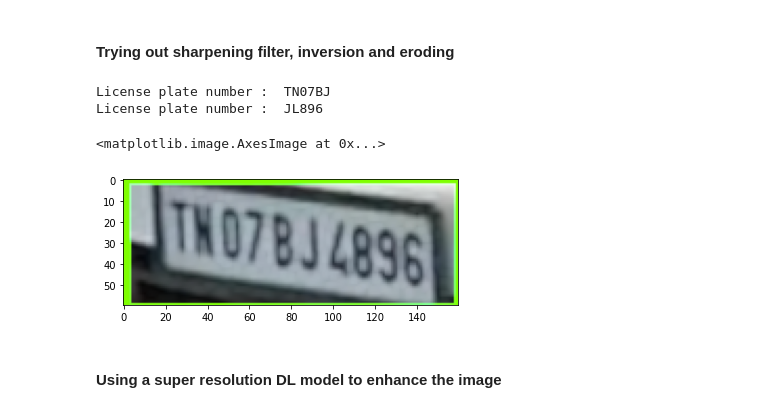
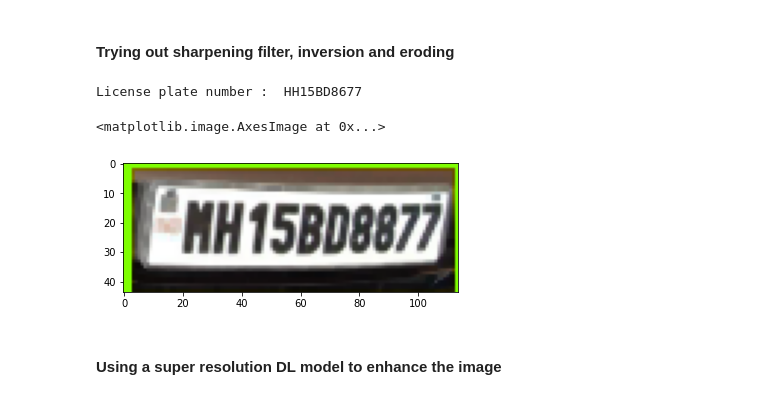
Before and after one commit to Sharath-v87/License-plate-detection, a Jupyter notebook: Licence detection - Tensorflow.ipynb, the cells around one changed output. Drawn from its saved outputs; the diff is of its cells as text; code cells hidden in the pictures.

```diff
--- a/Licence detection - Tensorflow.ipynb
+++ b/Licence detection - Tensorflow.ipynb
@@ -174,7 +174,7 @@ from matplotlib import pyplot as plt
 category_index = label_map_util.create_category_index_from_labelmap(files['LABELMAP'])
 # %%
 #IMAGE_PATH = os.path.join(paths['IMAGE_PATH'], 'Screenshot 2021-09-28 at 7.47.26 PM.png')
-IMAGE_PATH = '/Users/sharath/Desktop/TFODCourse/licence label/indian plates/Cars261.png'
+IMAGE_PATH = '/Users/sharath/Desktop/TFODCourse/licence label/indian plates/Cars263.png'
 # %%
 img = cv2.imread(IMAGE_PATH)
 image_np = np.array(img)
@@ -211,7 +211,7 @@ plt.show()
 # %% [markdown]
 ## Character identification and OCR
 # %%
-detection_threshold = 0.9
+detection_threshold = 0.8
 # %%
 image = image_np_with_detections
 scores = list(filter(lambda x : x > detection_threshold,detections['detection_scores']))
@@ -404,6 +396,6 @@ for idx,box in enumerate(boxes):
         for j in range(0,len(ocr_res[i])):
             print('License plate number : ', ocr_res[i][j][1])
 
-    plt.imshow(thres, cmap='gray')
+    plt.imshow(region, cmap='gray')
     plt.show()
 # %% [output]
@@ -484,29 +505,33 @@ license plate number : TS08ER1643
 # %%
 sharpening_filter= np.array([[0,-1,0],[-1,5,-1],[0,-1,-0]])
 sharpening_image = cv2.filter2D(temp,-1,sharpening_filter)
 
 inverte = cv2.bitwise_not(temp)
 
 kernel = np.ones((1,1),np.uint8)
 noise_img = cv2.dilate(temp,kernel,iterations=1)
 kernel = np.ones((1,1),np.uint8)
 noise_img = cv2.erode(noise_img,kernel,iterations=1)
 noise_img = cv2.morphologyEx(noise_img, cv2.MORPH_CLOSE,kernel)
 noise_img = cv2.medianBlur(noise_img,3)
 
 erode_img= cv2.bitwise_not(temp)
 kernel = np.ones((2,2),np.uint8)
 erode_img = cv2.erode(erode_img, kernel, iterations=1)
 erode_img = cv2.bitwise_not(erode_img)
+
+dst = cv2.fastNlMeansDenoisingColored(temp, None, 10, 10, 7, 15)
+
+kernel = np.ones((2,2),np.uint8)
+erosion = cv2.erode(temp,kernel,iterations = 1)
 ocr_res = reader.readtext(erode_img,allowlist=string.ascii_uppercase + "0123456789")
 for i in range(0,len(ocr_res)):
     print('License plate number : ', ocr_res[i][1])
-plt.imshow(erode_img)
+plt.imshow(erosion)
 # %% [output]
-License plate number :  TN07BJ
-License plate number :  JL896
+License plate number :  HH15BD8677
 <matplotlib.image.AxesImage at 0x...>
-[figure, old version]
+[figure, new version]
 # %% [markdown]
 #### Using a super resolution DL model to enhance the image
 # %%
```
Also changed, not shown: parts of 9 cells of this notebook.
